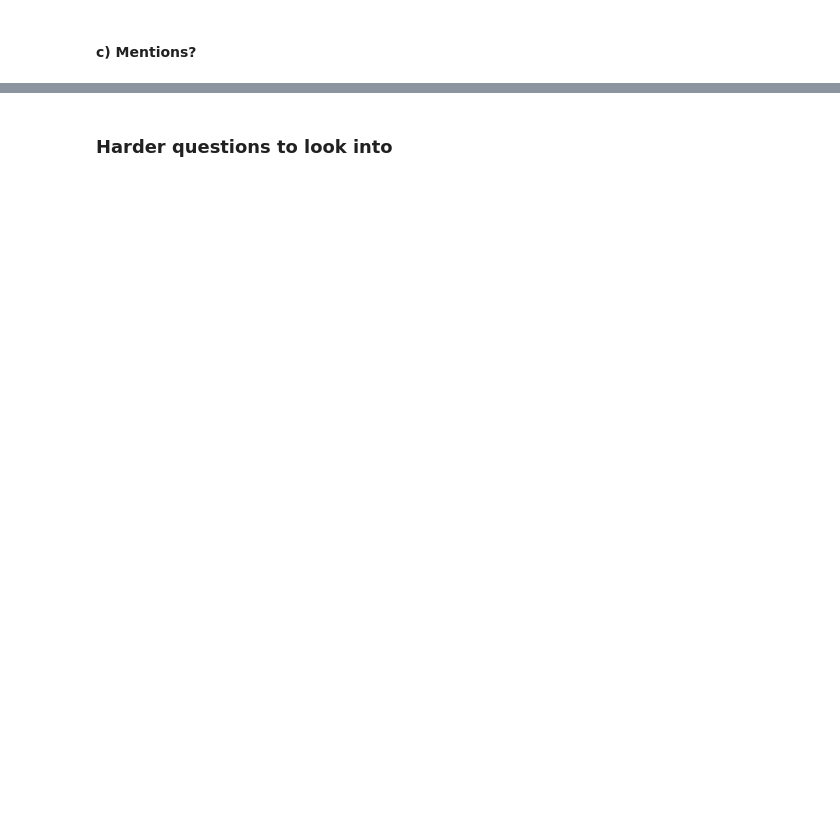
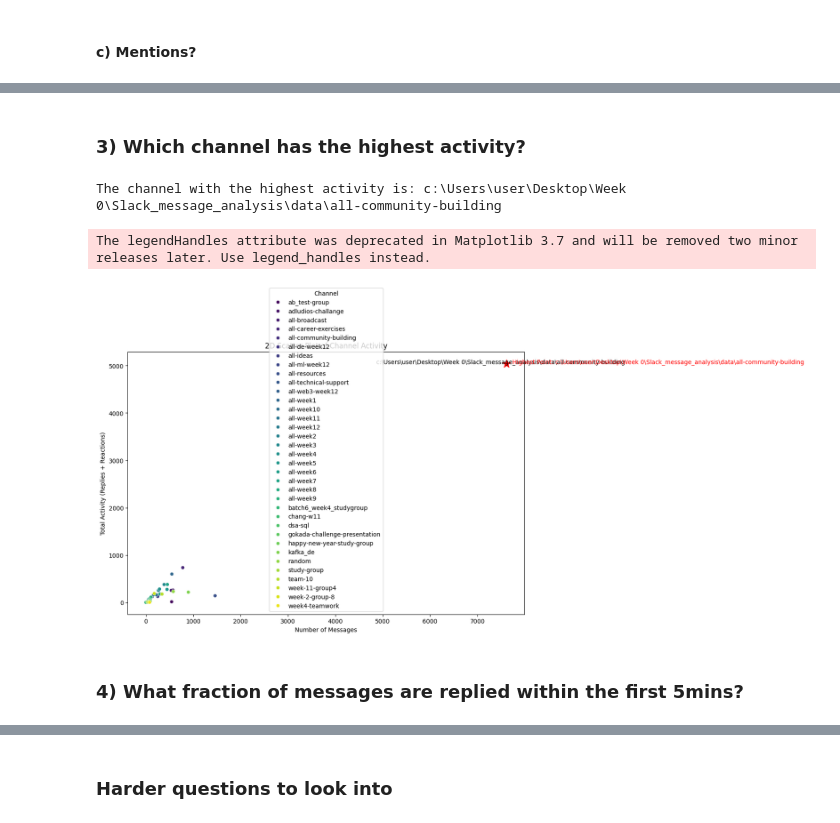
Before and after one commit to bkaggle/Slack_message_analysis, a Jupyter notebook: notebooks/parse_slack_data.ipynb, the cells around one changed output, grey strips where cells are left out. Drawn from its saved outputs; the diff is of its cells as text; code cells hidden in the pictures; blank space fills up the shorter version.

Commit message:
visualized the highest activity

```diff
--- a/notebooks/parse_slack_data.ipynb
+++ b/notebooks/parse_slack_data.ipynb
@@ -430,0 +372,67 @@ top_10_mentions
+# %% [markdown]
+### 3) Which channel has the highest activity?
+# %%
+
+
+if not slack_parser_df.empty:
+    # Calculate the total activity (sum of messages, replies, and reactions) for each channel
+    required_columns = ['channel', 'msg_content', 'reply_count', 'reply_users_count']
+    missing_columns = [col for col in required_columns if col not in slack_parser_df.columns]
+
+    if missing_columns:
+        print(f"Error: The following required columns are missing in the DataFrame: {missing_columns}")
+    else:
+        # Proceed with the groupby operation
+        channel_activity = slack_parser_df.groupby('channel').agg({
+            'msg_content': 'count',
+            'reply_count': 'sum',
+            'reply_users_count': 'sum'
+        }).reset_index()
+
+        # Calculate the total activity score (sum of replies and reactions)
+        channel_activity['total_activity'] = channel_activity['reply_count'] + channel_activity['reply_users_count']
+
+        if not channel_activity.empty:
+            # Find the channel with the highest activity
+            most_active_channel = channel_activity.loc[channel_activity['total_activity'].idxmax()]
+            print(f"The channel with the highest activity is: {most_active_channel['channel']}")
+
+            # Plot a 2D scatter plot using Matplotlib and Seaborn
+            plt.figure(figsize=(12, 8))
+            sns.scatterplot(data=channel_activity, x='msg_content', y='total_activity', hue='channel', palette='viridis')
+
+            # Annotate the point at the top right corner
+            top_right_channel = channel_activity.loc[channel_activity['msg_content'].idxmax()]
+            plt.annotate(f"{top_right_channel['channel']}",
+                        (top_right_channel['msg_content'], top_right_channel['total_activity']),
+                        textcoords="offset points", xytext=(-10, 0), ha='center')
+
+            # Identify and annotate the highest point
+            highest_point = channel_activity.loc[channel_activity['total_activity'].idxmax()]
+            plt.scatter(highest_point['msg_content'], highest_point['total_activity'], color='red', marker='*', s=200)
+            plt.annotate(f"Highest Point: {highest_point['channel']}",
+                         (highest_point['msg_content'], highest_point['total_activity']),
+                         textcoords="offset points", xytext=(10, 0), ha='left', color='red', fontsize=10)
+
+            plt.title("2D Scatter Plot of Channel Activity")
+            plt.xlabel("Number of Messages")
+            plt.ylabel("Total Activity (Replies + Reactions)")
+
+            # Extract legend titles from the legend handles
+            legend_handles, legend_labels = plt.gca().get_legend().legendHandles, plt.gca().get_legend().get_texts()
+            legend_titles = [os.path.basename(label.get_text()) for label in legend_labels]
+
+            # Update legend
+            plt.legend(legend_handles, legend_titles, title='Channel')
+
+            plt.show()
+        else:
+            print("Error: The channel_activity DataFrame is empty.")
+else:
+    print("Error: The main DataFrame (df) is empty.")
+# %% [output]
+The channel with the highest activity is: c:\Users\user\Desktop\Week 0\Slack_message_analysis\data\all-community-building
+The legendHandles attribute was deprecated in Matplotlib 3.7 and will be removed two minor releases later. Use legend_handles instead.
+[figure, added]
+# %% [markdown]
+### 4) What fraction of messages are replied within the first 5mins?
```
Also changed, not shown: parts of 25 cells of this notebook, 2 other files.
